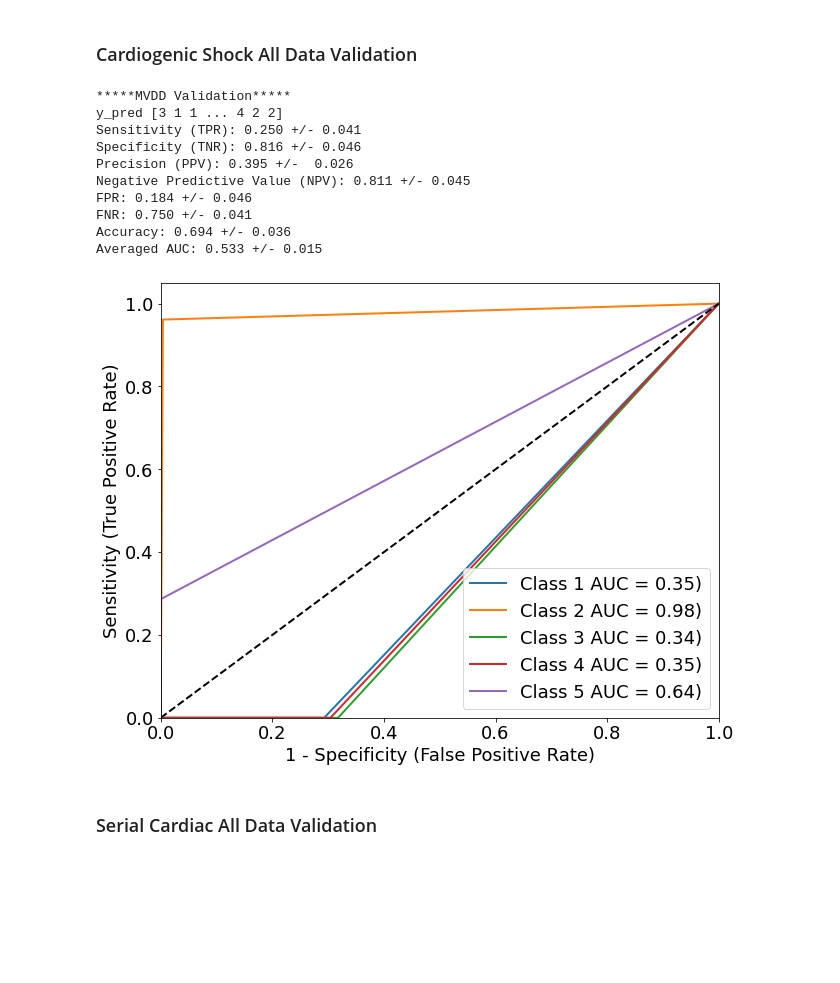
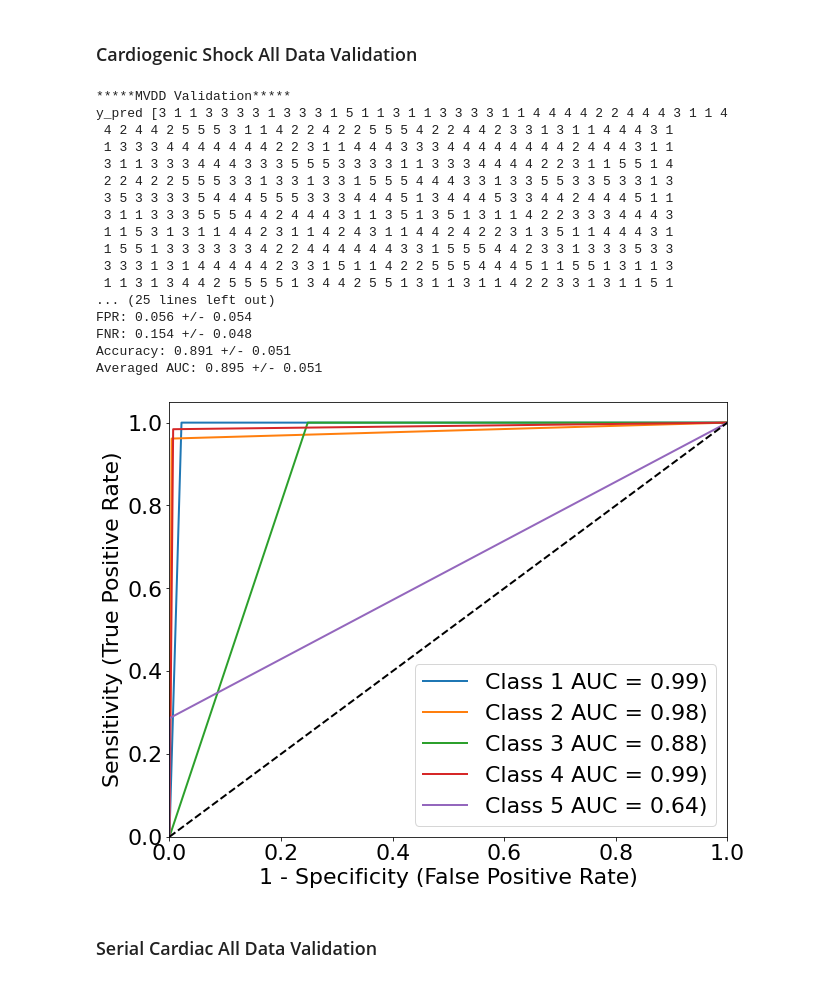
Before and after one commit to jozieLamp/CARNA, a Jupyter notebook: Validation.ipynb, the cells around one changed output. Cells and saved outputs as stored; diff of their text form; code cells hidden in the pictures; blank space fills up the shorter version.

```diff
--- a/Validation.ipynb
+++ b/Validation.ipynb
@@ -16,7 +16,8 @@ import MVDD.MVDD_Generator as mvGen
 
 %matplotlib inline
 
-plt.rc('font', size=12)
+np.set_printoptions(threshold=np.inf)
+# plt.rc('font', size=50)
 warnings.filterwarnings('ignore')
 # %%
 #HELPER CODE
@@ -447,29 +480,36 @@ Averaged AUC: 0.996 +/- 0.070
 testModel = mvGen.loadMVDDFromFile('TreeFiles/AllData_Rehosp')
 # %%
 allDataCohort = pd.read_csv("Data Validation/Cardiogenic Shock/Preprocessed Data/CardiogenicShock_AllData.csv", sep=",", index_col='ID')
-deathLabels = allDataCohort['ScoreDeath']
+deathLabels = allDataCohort['ScoreRehosp']
 
 ad = allDataCohort.drop('ScoreRehosp', axis=1)
 ad = ad.drop('Score', axis=1)
 ad = ad.drop('ScoreDeath', axis=1)
 ad = ad.drop('ScoreReadmission', axis=1)
 ad = ad.replace(np.inf, 0)
 ad = ad.fillna(0)
 
 #get predicted scores from model
 performValidation(model=testModel, data=ad, realScores=deathLabels, aucName='AllDataCardShockRehosp')
 # %% [output]
 *****MVDD Validation*****
-y_pred [3 1 1 ... 4 2 2]
-Sensitivity (TPR): 0.250 +/- 0.041
-Specificity (TNR): 0.816 +/- 0.046
-Precision (PPV): 0.395 +/-  0.026
-Negative Predictive Value (NPV): 0.811 +/- 0.045
-FPR: 0.184 +/- 0.046
-FNR: 0.750 +/- 0.041
-Accuracy: 0.694 +/- 0.036
-Averaged AUC: 0.533 +/- 0.015
+y_pred [3 1 1 3 3 3 3 1 3 3 3 1 5 1 1 3 1 1 3 3 3 3 1 1 4 4 4 4 2 2 4 4 4 3 1 1 4
+ 4 2 4 4 2 5 5 5 3 1 1 4 2 2 4 2 2 5 5 5 4 2 2 4 4 2 3 3 1 3 1 1 4 4 4 3 1
+ 1 3 3 3 4 4 4 4 4 4 4 2 2 3 1 1 4 4 4 3 3 3 4 4 4 4 4 4 4 4 2 4 4 4 3 1 1
+ 3 1 1 3 3 3 4 4 4 3 3 3 5 5 5 3 3 3 3 1 1 3 3 3 4 4 4 4 2 2 3 1 1 5 5 1 4
+ 2 2 4 2 2 5 5 5 3 3 1 3 3 1 3 3 1 5 5 5 4 4 4 3 3 1 3 3 5 5 3 3 5 3 3 1 3
+ 3 5 3 3 3 3 5 4 4 4 5 5 5 3 3 3 4 4 4 5 1 3 4 4 4 5 3 3 4 4 2 4 4 4 5 1 1
+ 3 1 1 3 3 3 5 5 5 4 4 2 4 4 4 3 1 1 3 5 1 3 5 1 3 1 1 4 2 2 3 3 3 4 4 4 3
+ 1 1 5 3 1 3 1 1 4 4 2 3 1 1 4 2 4 3 1 1 4 4 2 4 2 2 3 1 3 5 1 1 4 4 4 3 1
+ 1 5 5 1 3 3 3 3 3 3 4 2 2 4 4 4 4 4 4 3 3 1 5 5 5 4 4 2 3 3 1 3 3 3 5 3 3
+ 3 3 3 1 3 1 4 4 4 4 4 2 3 3 1 5 1 1 4 2 2 5 5 5 4 4 4 5 1 1 5 5 1 3 1 1 3
+ 1 1 3 1 3 4 4 2 5 5 5 5 1 3 4 4 2 5 5 1 3 1 1 3 1 1 4 2 2 3 3 1 3 1 1 5 1
+... (25 lines left out)
+FPR: 0.056 +/- 0.054
+FNR: 0.154 +/- 0.048
+Accuracy: 0.891 +/- 0.051
+Averaged AUC: 0.895 +/- 0.051
-[figure, old version]
+[figure, new version]
 # %% [markdown]
 ### Serial Cardiac All Data Validation
 # %%
```
Also changed, not shown: parts of 13 cells of this notebook, 36 other files.
